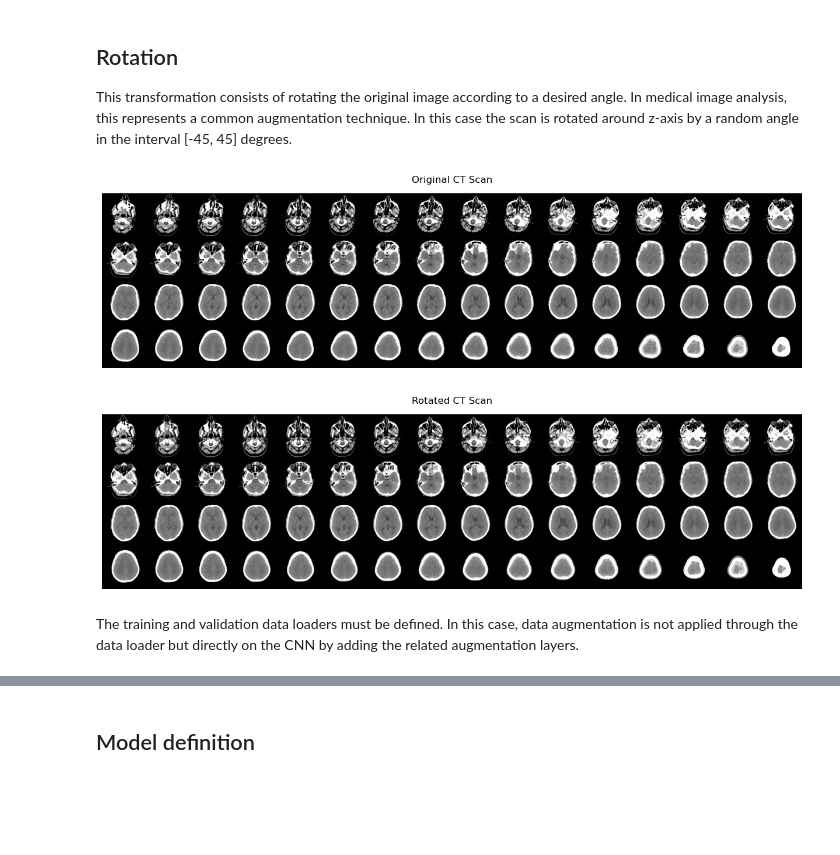
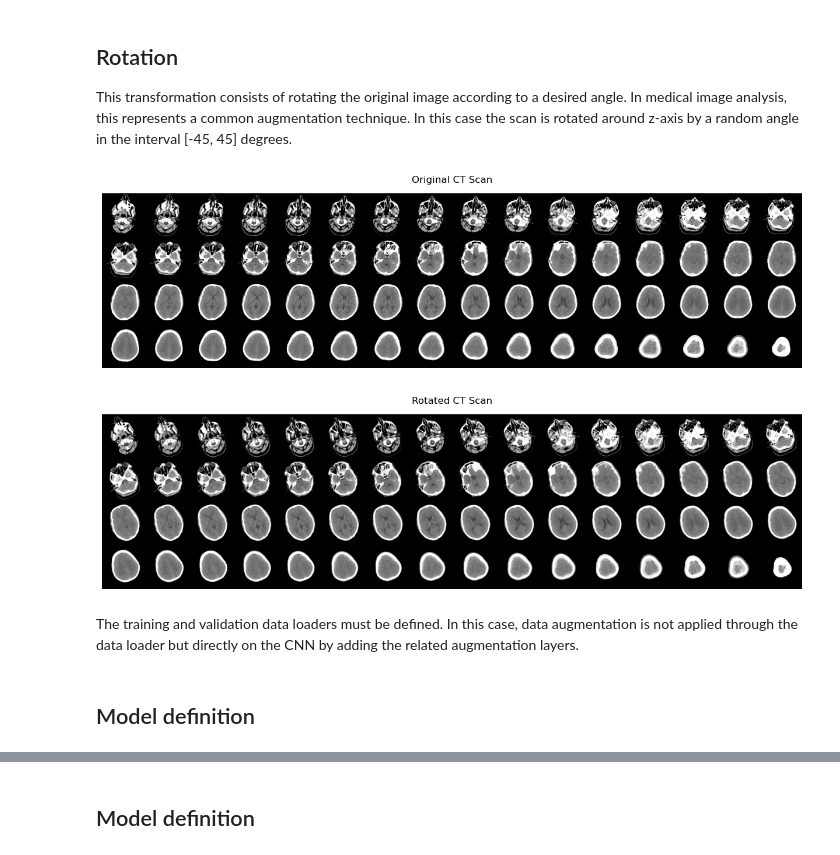
Before and after one commit to HarelYoav/brain_stroke_prediction, a Jupyter notebook: final_proj.ipynb, the cells around one changed output, grey strips where cells are left out. Saved outputs shown, nothing was run; the diff lists cells and outputs as text; code cells hidden in the pictures; blank space fills up the shorter version.

```diff
--- a/final_proj.ipynb
+++ b/final_proj.ipynb
@@ -336,16 +408,12 @@ normalize_scan: normalizes the scan values to the interval [0, 1]
 resize_scan: resizes the scan across x, y and z axis to uniform the scan sizes to fixed values
 Finally, the returned dataset is a 4D array, i.e., an array of scans (3D images).
 # %%
-import numpy as np
-from tqdm import tqdm
-
-
 def resize_scan(scan):
     """Resize the CT scan to a desired uniform size across all axis"""
     # Set the desired depth
     desired_depth = 64
-    desired_width = 224
-    desired_height = 224
+    desired_width = 128
+    desired_height = 128
     # Get current depth
     current_depth = scan.shape[-1]
     current_width = scan.shape[0]
@@ -513,10 +581,10 @@ This transformation consists of rotating the original image according to a desir
 # %%
 rotation_layer = tf.keras.layers.RandomRotation(factor=(-0.125, 0.125), fill_mode='constant', fill_value=0)
 
-plot_scan_from_dataset(4, 16, 224, 224, x_train[0, :, :, :], "Original CT Scan")
-plot_scan_from_dataset(4, 16, 224, 224, rotation_layer(x_train[0, :, :, :]), "Rotated CT Scan")
+plot_scan_from_dataset(4, 16, 128, 128, x_train[0, :, :, :], "Original CT Scan")
+plot_scan_from_dataset(4, 16, 128, 128, rotation_layer(x_train[0, :, :, :]), "Rotated CT Scan")
 # %% [output]
 [figure]
-[figure, old version]
+[figure, new version]
 # %% [markdown]
 The training and validation data loaders must be defined. In this case, data augmentation is not applied through the data loader but directly on the CNN by adding the related augmentation layers.
@@ -522,0 +615,2 @@ The training and validation data loaders must be defined. In this case, data aug
+# %% [markdown]
+## Model definition
```
Also changed, not shown: parts of 25 cells of this notebook, 1 other file.
